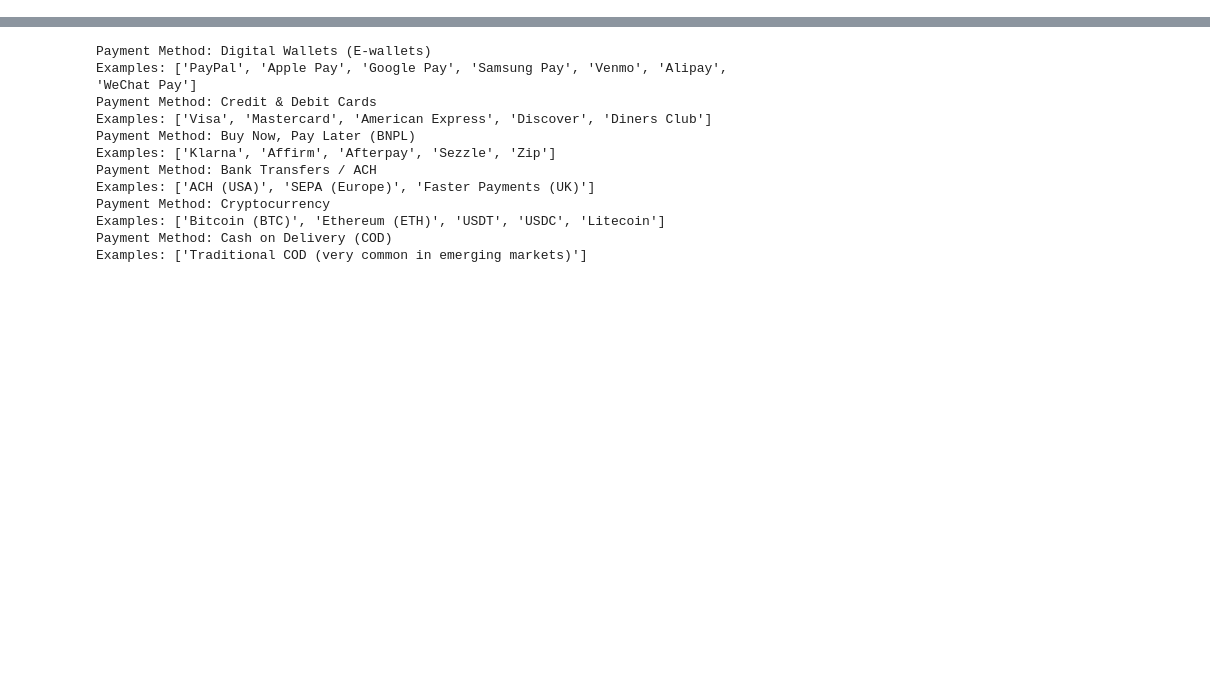
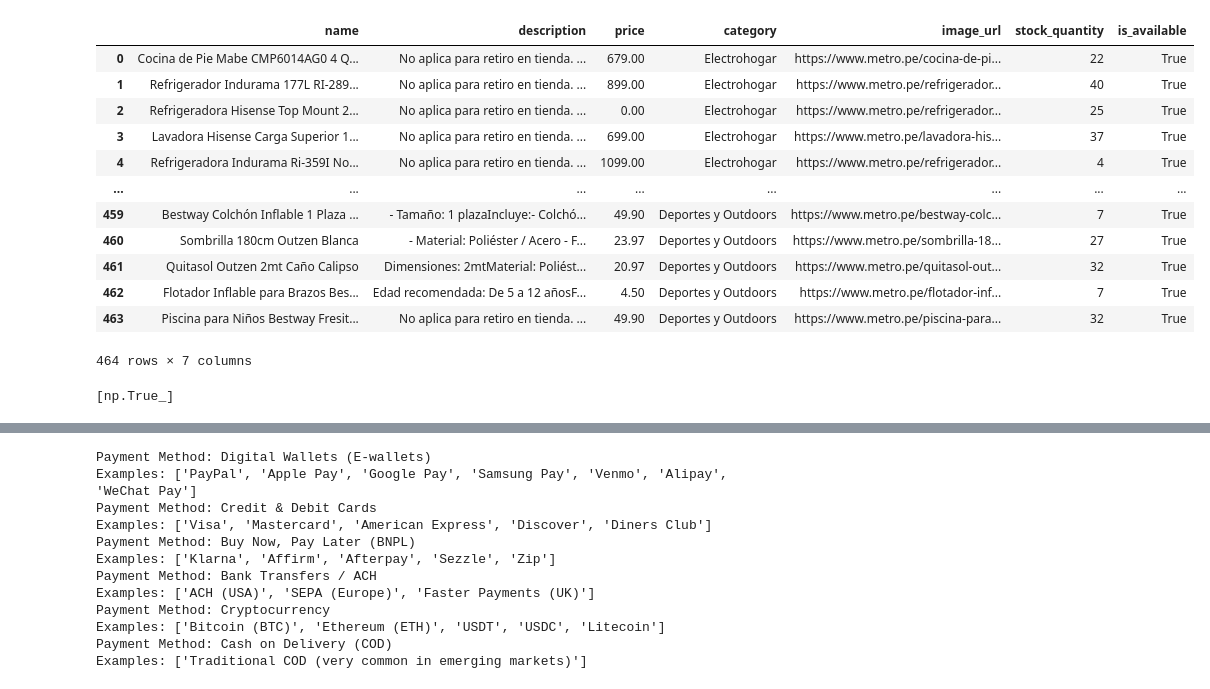
Before and after one commit to dante-cmd/Ecommerce-Rest-API, a Jupyter notebook: notebook.ipynb, the cells around one changed output, grey strips where cells are left out. Saved outputs shown, nothing was run; the diff lists cells and outputs as text; code cells hidden in the pictures; blank space fills up the shorter version.

```diff
--- a/notebook.ipynb
+++ b/notebook.ipynb
@@ -23,0 +122,21 @@ import numpy as np
+# %%
+df = pd.read_csv(r"C:\Users\dante\ecommerce_rest_api\app\products.csv")
+df
+# %% [output]
+|  | name | description | price | category | image_url | stock_quantity | is_available |
+| 0 | Cocina de Pie Mabe CMP6014AG0 4 Q... | No aplica para retiro en tienda. ... | 679.00 | Electrohogar | https://www.metro.pe/cocina-de-pi... | 22 | True |
+| 1 | Refrigerador Indurama 177L RI-289... | No aplica para retiro en tienda. ... | 899.00 | Electrohogar | https://www.metro.pe/refrigerador... | 40 | True |
+| 2 | Refrigeradora Hisense Top Mount 2... | No aplica para retiro en tienda. ... | 0.00 | Electrohogar | https://www.metro.pe/refrigerador... | 25 | True |
+| 3 | Lavadora Hisense Carga Superior 1... | No aplica para retiro en tienda. ... | 699.00 | Electrohogar | https://www.metro.pe/lavadora-his... | 37 | True |
+| 4 | Refrigeradora Indurama Ri-359I No... | No aplica para retiro en tienda. ... | 1099.00 | Electrohogar | https://www.metro.pe/refrigerador... | 4 | True |
+| ... | ... | ... | ... | ... | ... | ... | ... |
+| 459 | Bestway Colchón Inflable 1 Plaza ... | - Tamaño: 1 plazaIncluye:- Colchó... | 49.90 | Deportes y Outdoors | https://www.metro.pe/bestway-colc... | 7 | True |
+| 460 | Sombrilla 180cm Outzen Blanca | - Material: Poliéster / Acero - F... | 23.97 | Deportes y Outdoors | https://www.metro.pe/sombrilla-18... | 27 | True |
+| 461 | Quitasol Outzen 2mt Caño Calipso | Dimensiones: 2mtMaterial: Poliést... | 20.97 | Deportes y Outdoors | https://www.metro.pe/quitasol-out... | 32 | True |
+| 462 | Flotador Inflable para Brazos Bes... | Edad recomendada: De 5 a 12 añosF... | 4.50 | Deportes y Outdoors | https://www.metro.pe/flotador-inf... | 7 | True |
+| 463 | Piscina para Niños Bestway Fresit... | No aplica para retiro en tienda. ... | 49.90 | Deportes y Outdoors | https://www.metro.pe/piscina-para... | 32 | True |
+464 rows × 7 columns
+# %%
+list(df.is_available.unique())
+# %% [output]
+[np.True_]
```
Also changed, not shown: parts of 28 cells of this notebook, 18 other files.
